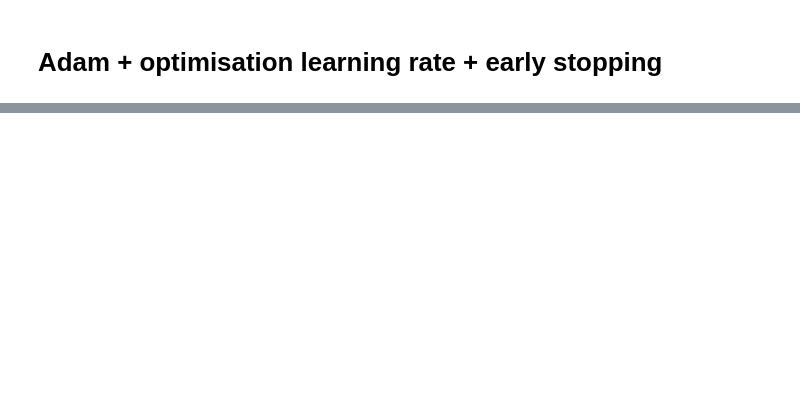
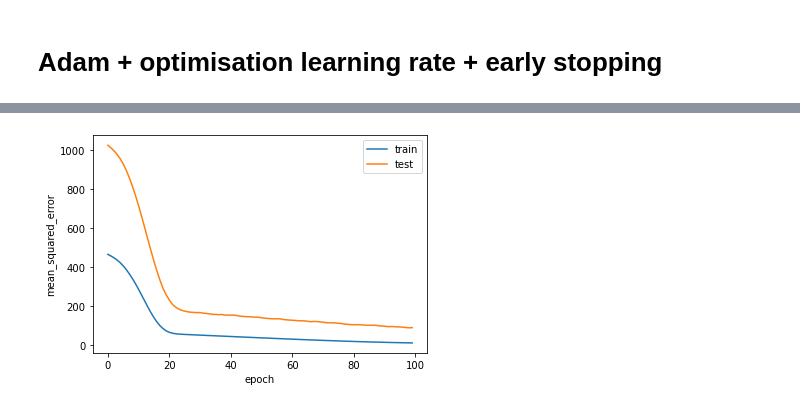
Before and after one commit to hanzopgp/MasterBioInformaticsPTs, a Jupyter notebook: S1/MAPSI/TME/TME9/TME9DurandKordon.ipynb, the cells around one changed output, grey strips where cells are left out. Drawn from its saved outputs; the diff is of its cells as text; code cells hidden in the pictures; blank space fills up the shorter version.

```diff
--- a/S1/MAPSI/TME/TME9/TME9DurandKordon.ipynb
+++ b/S1/MAPSI/TME/TME9/TME9DurandKordon.ipynb
@@ -1133,9 +1160,9 @@ Valeur d'erreur moyenne:
 EPOCHS = 100
 # %%
 def get_callbacks():
-    reduce_lr = ReduceLROnPlateau(monitor='val_mse', factor=0.75, patience=100, verbose=1, mode="min", min_delta=1e-4, min_lr=1e-6)
+    reduce_lr = tf.keras.callbacks.ReduceLROnPlateau(monitor='val_mean_squared_error', factor=0.75, patience=100, verbose=1, mode="min", min_delta=1e-4, min_lr=1e-6)
 
-    early_stopping = EarlyStopping(monitor="val_loss", patience=100 , verbose=1, mode="min", restore_best_weights=True)
+    early_stopping = tf.keras.callbacks.EarlyStopping(monitor="val_loss", patience=100 , verbose=1, mode="min", restore_best_weights=True)
 
 #     model_cp = ModelCheckpoint('model.h5',
 #                                  save_best_only = True,
@@ -1152,6 +1179,8 @@ def build_model():
     model.add(tf.keras.layers.Dense(units=NB_NEURONS, activation="relu")) # Activation ReLU classique
 #     model.add(tf.keras.layers.Dropout(DROPOUT_VALUE)) # Dropout pour eviter overfit
     model.add(tf.keras.layers.Dense(units=1, activation="linear")) # Une seule sortie : le prix. Sortie linéaire car regression
-    model.compile(loss="mse", optimizer="adam", metrics=["mean_squared_error"], callbacks=get_callbacks())
+    model.compile(loss="mse", optimizer="adam", metrics=["mean_squared_error"])
     model.summary()
     return model
+# %%
+model = build_model()
@@ -1158,4 +1202,4 @@ def build_model():
 # %%
-hist = model.fit(X_train, Y_train, epochs=EPOCHS, validation_data=(X_test, Y_test))
+hist = model.fit(X_train, Y_train, epochs=EPOCHS, validation_data=(X_test, Y_test), callbacks=get_callbacks())
 # %% [output]
 Epoch 1/100
@@ -1178,3 +1222,13 @@ Epoch 100/100
+# %%
+# Check overfit
+plt.xlabel("epoch")
+plt.ylabel("mean_squared_error")
+plt.plot(hist.history["mean_squared_error"], label="train")
+plt.plot(hist.history["val_mean_squared_error"], label="test")
+plt.legend()
+plt.show()
+# %% [output]
+[figure, added]
 # %%
 # Check prediction
 predictions = model.predict([X_test])
```
Also changed, not shown: parts of 23 cells of this notebook.
